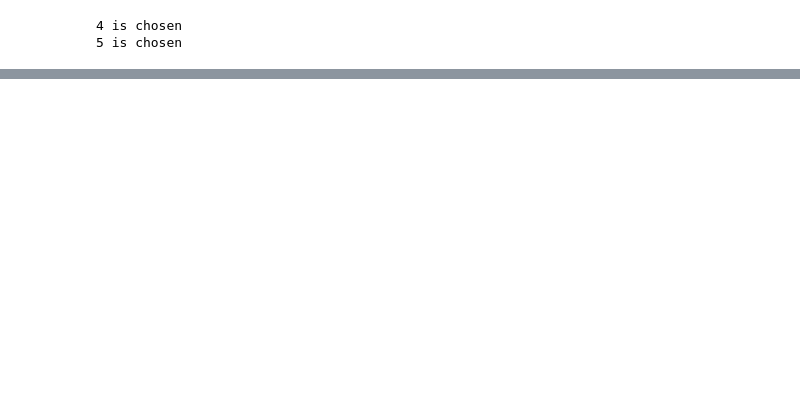
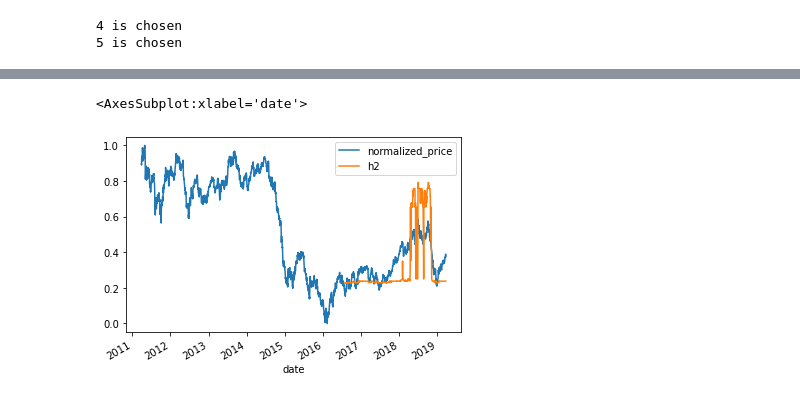
Before and after one commit to ben-edde/LIMA, a Jupyter notebook: demo/demo_forecast.ipynb, the cells around one changed output, grey strips where cells are left out. Drawn from its saved outputs; the diff is of its cells as text; code cells hidden in the pictures; blank space fills up the shorter version.

```diff
--- a/demo/demo_forecast.ipynb
+++ b/demo/demo_forecast.ipynb
@@ -335,0 +298,5 @@ df_old_n_new.to_csv("normalized_polarity_price_h1_h2_h3.csv")
+# %%
+df_normalized_price_n_pred.set_index("date")[["normalized_price","h2"]].plot()
+# %% [output]
+<AxesSubplot:xlabel='date'>
+[figure, added]
```
Also changed, not shown: parts of 16 cells of this notebook, 1 other file.
